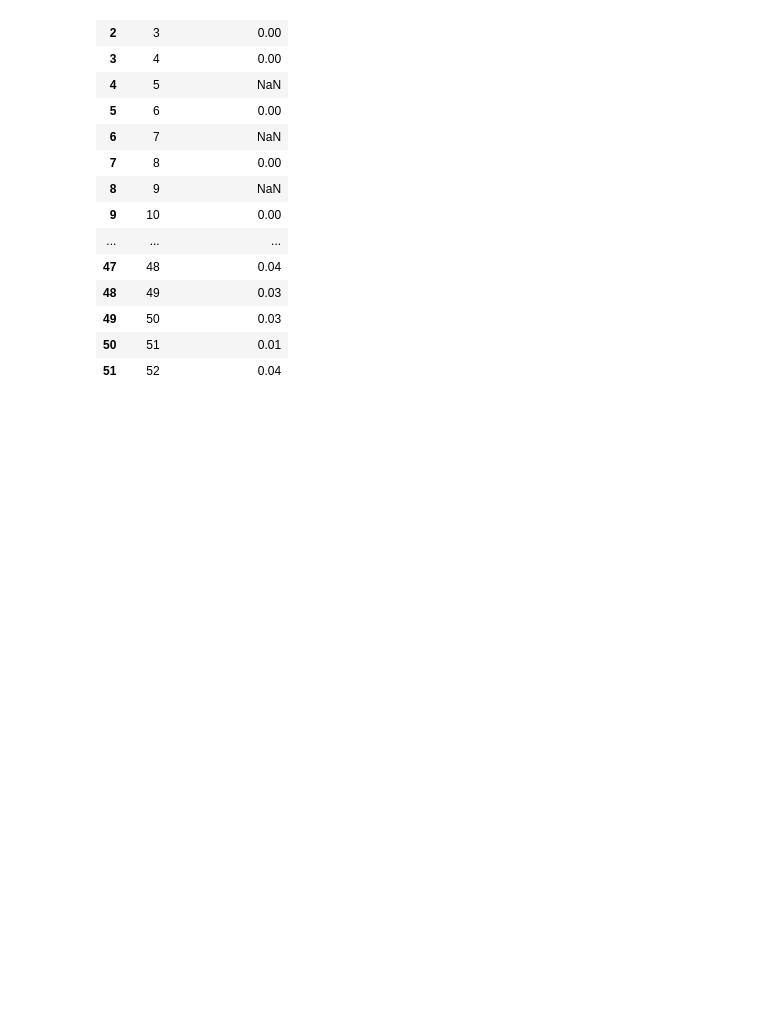
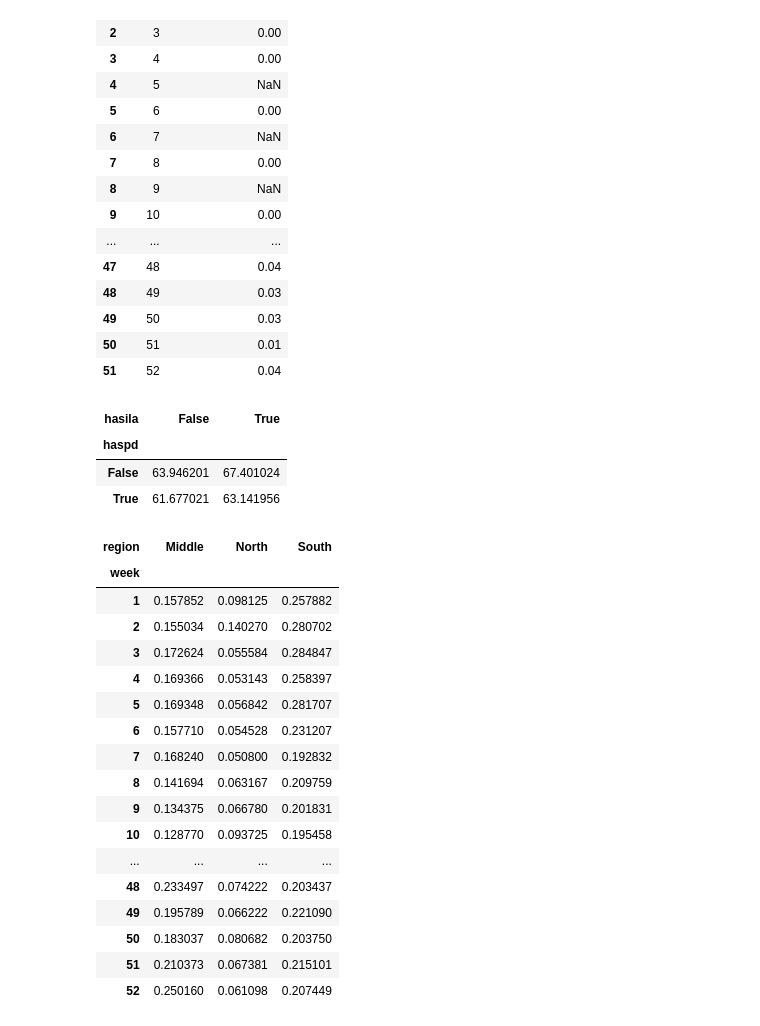
Before and after one commit to erlendrisvik/Compulsories, a Jupyter notebook: CA3/CA3.ipynb, the cells around one changed output. Drawn from its saved outputs; the diff is of its cells as text; code cells hidden in the pictures; blank space fills up the shorter version.

Commit message:
finished pivots

```diff
--- a/CA3/CA3.ipynb
+++ b/CA3/CA3.ipynb
@@ -96,3 +89,35 @@ lice_data.groupby("week", dropna = False).agg({"avgadultfemalelice": "mean"}).re
 | 49 | 50 | 0.03 |
 | 50 | 51 | 0.01 |
 | 51 | 52 | 0.04 |
+# %%
+# Next, we create a pivot table for categories hasPd and hasIla with values lat
+
+fish_data.pivot_table(index = "haspd", columns = "hasila", values = "lat", aggfunc = "mean")
+# %% [output]
+| hasila | False | True |
+| haspd |  |  |
+| False | 63.946201 | 67.401024 |
+| True | 61.677021 | 63.141956 |
+# %%
+# Finally, we create a pivot table for week and region with values avgAdultFemaleLice
+
+fish_data.pivot_table(columns = "region", index = "week", values = "avgadultfemalelice", aggfunc = "mean")
+# %% [output]
+| region | Middle | North | South |
+| week |  |  |  |
+| 1 | 0.157852 | 0.098125 | 0.257882 |
+| 2 | 0.155034 | 0.140270 | 0.280702 |
+| 3 | 0.172624 | 0.055584 | 0.284847 |
+| 4 | 0.169366 | 0.053143 | 0.258397 |
+| 5 | 0.169348 | 0.056842 | 0.281707 |
+| 6 | 0.157710 | 0.054528 | 0.231207 |
+| 7 | 0.168240 | 0.050800 | 0.192832 |
+| 8 | 0.141694 | 0.063167 | 0.209759 |
+| 9 | 0.134375 | 0.066780 | 0.201831 |
+| 10 | 0.128770 | 0.093725 | 0.195458 |
+| ... | ... | ... | ... |
+| 48 | 0.233497 | 0.074222 | 0.203437 |
+| 49 | 0.195789 | 0.066222 | 0.221090 |
+| 50 | 0.183037 | 0.080682 | 0.203750 |
+| 51 | 0.210373 | 0.067381 | 0.215101 |
+| 52 | 0.250160 | 0.061098 | 0.207449 |
```
Also changed, not shown: parts of 2 cells of this notebook.
